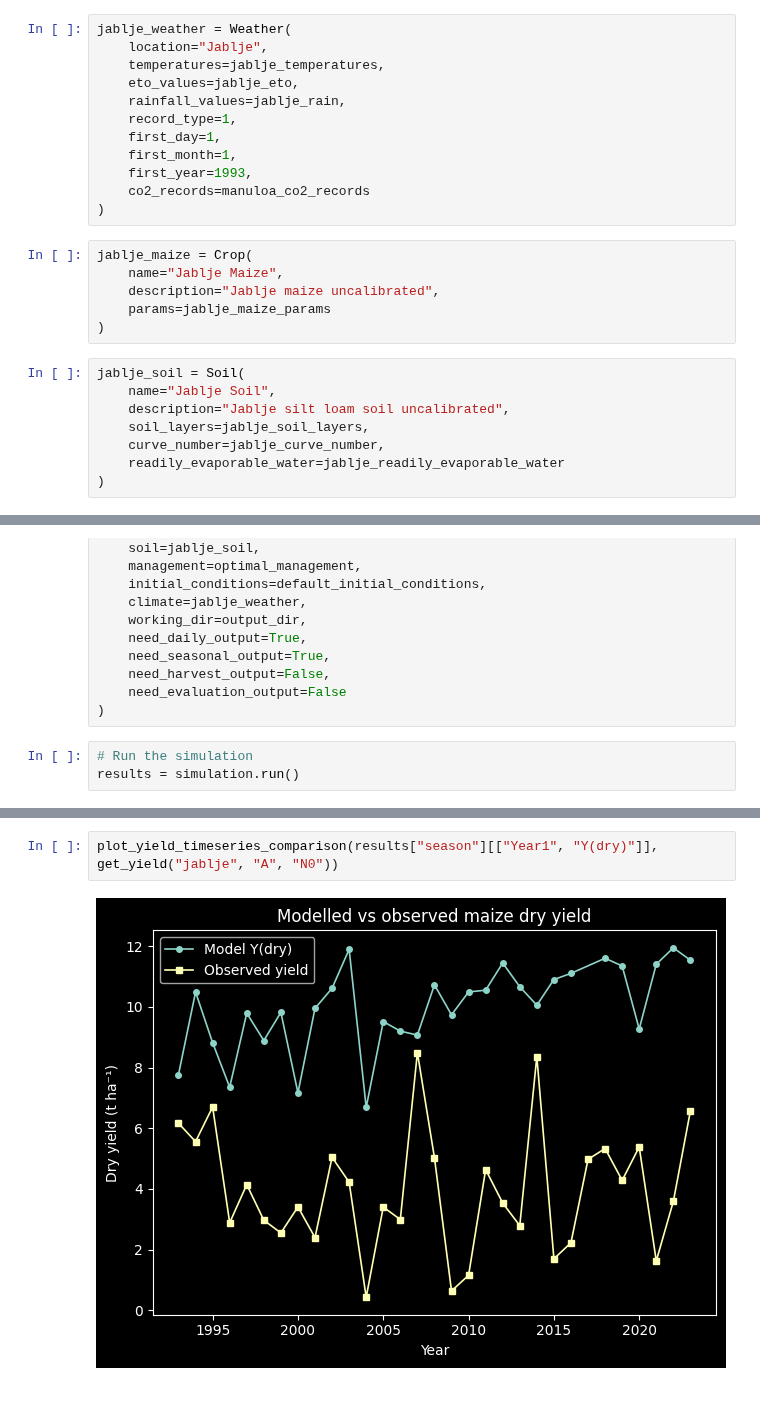
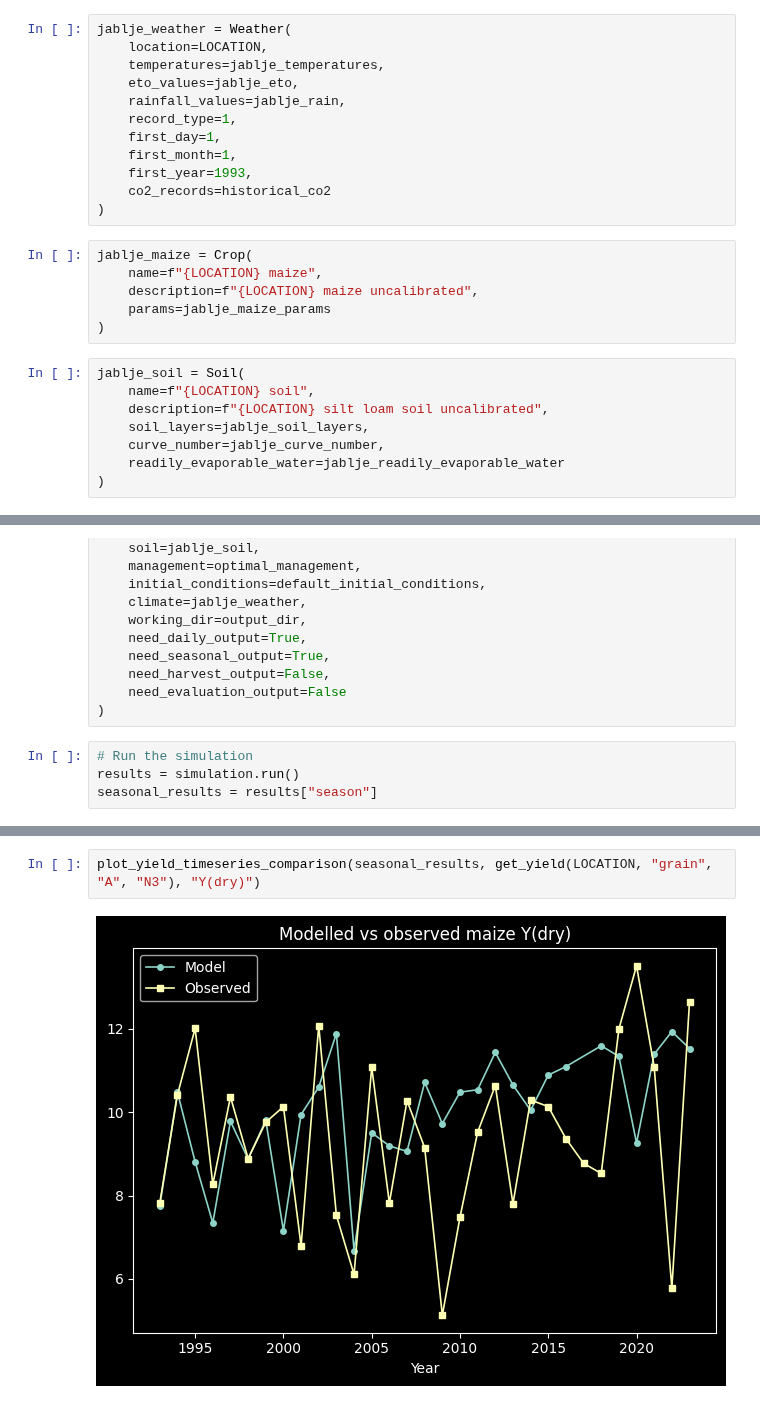
Before and after one commit to rokuk/aquacrop-slovenia, a Jupyter notebook: notebooks/exploration/Running Jablje.ipynb, the cells around one changed output, grey strips where cells are left out. Drawn from its saved outputs; the diff is of its cells as text.

Commit message:
uncalibrated projections

```diff
--- a/notebooks/exploration/Running Jablje.ipynb
+++ b/notebooks/exploration/Running Jablje.ipynb
@@ -41,6 +44,6 @@ jablje_temperatures, jablje_eto, jablje_rain = load_station_weather(8) # Jablje
 # %%
 jablje_weather = Weather(
-    location="Jablje",
+    location=LOCATION,
     temperatures=jablje_temperatures,
     eto_values=jablje_eto,
     rainfall_values=jablje_rain,
@@ -48,18 +51,18 @@ jablje_weather = Weather(
     first_day=1,
     first_month=1,
     first_year=1993,
-    co2_records=manuloa_co2_records
+    co2_records=historical_co2
 )
 # %%
 jablje_maize = Crop(
-    name="Jablje Maize",
-    description="Jablje maize uncalibrated",
+    name=f"{LOCATION} maize",
+    description=f"{LOCATION} maize uncalibrated",
     params=jablje_maize_params
 )
 # %%
 jablje_soil = Soil(
-    name="Jablje Soil",
-    description="Jablje silt loam soil uncalibrated",
+    name=f"{LOCATION} soil",
+    description=f"{LOCATION} silt loam soil uncalibrated",
     soil_layers=jablje_soil_layers,
     curve_number=jablje_curve_number,
     readily_evaporable_water=jablje_readily_evaporable_water
@@ -88,4 +91,5 @@ simulation = AquaCrop(
 # %%
 # Run the simulation
 results = simulation.run()
+seasonal_results = results["season"]
 # %% [output]
@@ -146,5 +125,5 @@ get_yield("jablje", "A", "N0")
 # %%
-plot_yield_timeseries_comparison(results["season"][["Year1", "Y(dry)"]], get_yield("jablje", "A", "N0"))
+plot_yield_timeseries_comparison(seasonal_results, get_yield(LOCATION, "grain", "A", "N3"), "Y(dry)")
 # %% [output]
-[figure, old version]
+[figure, new version]
 # %%
```
Also changed, not shown: parts of 20 cells of this notebook, 44 other files.
